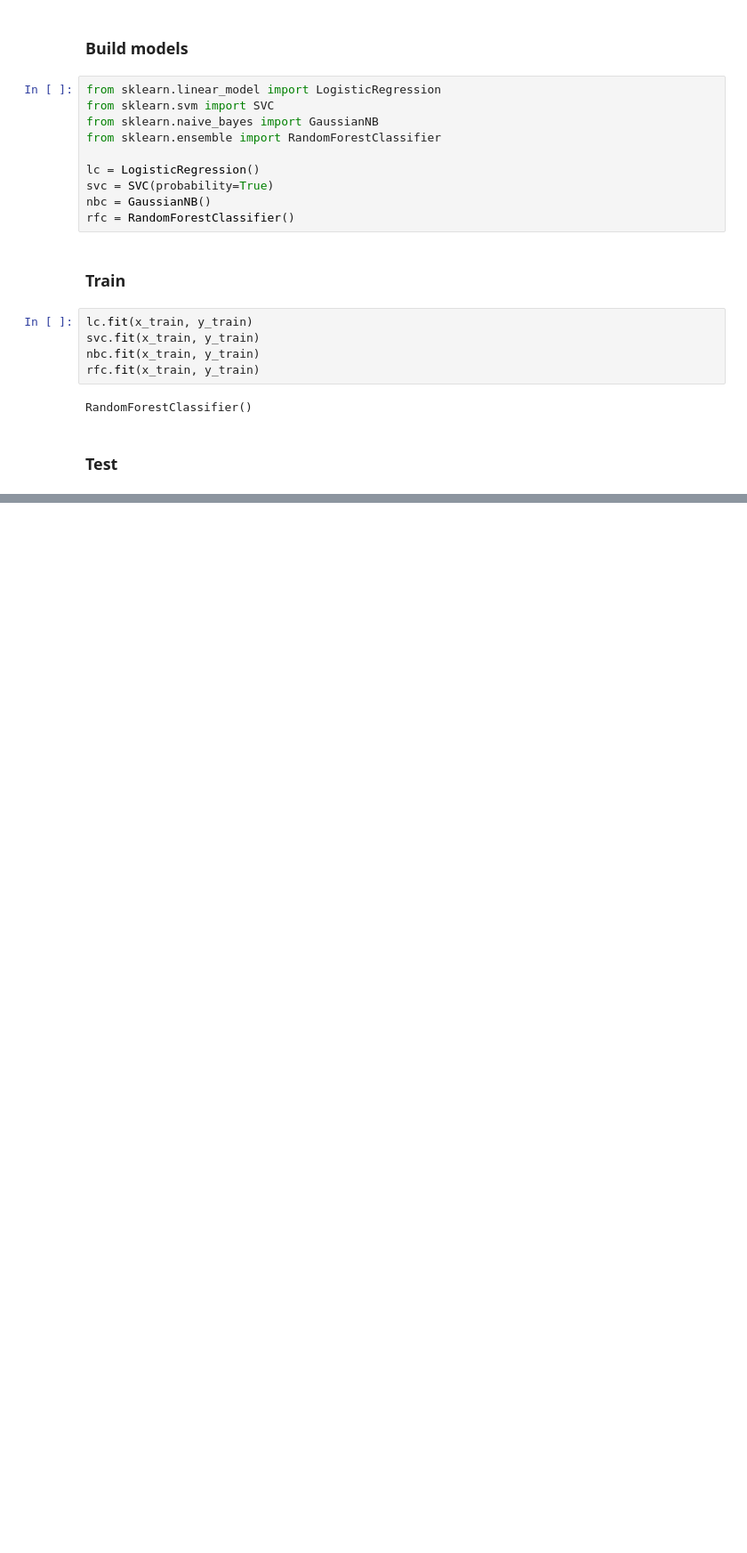
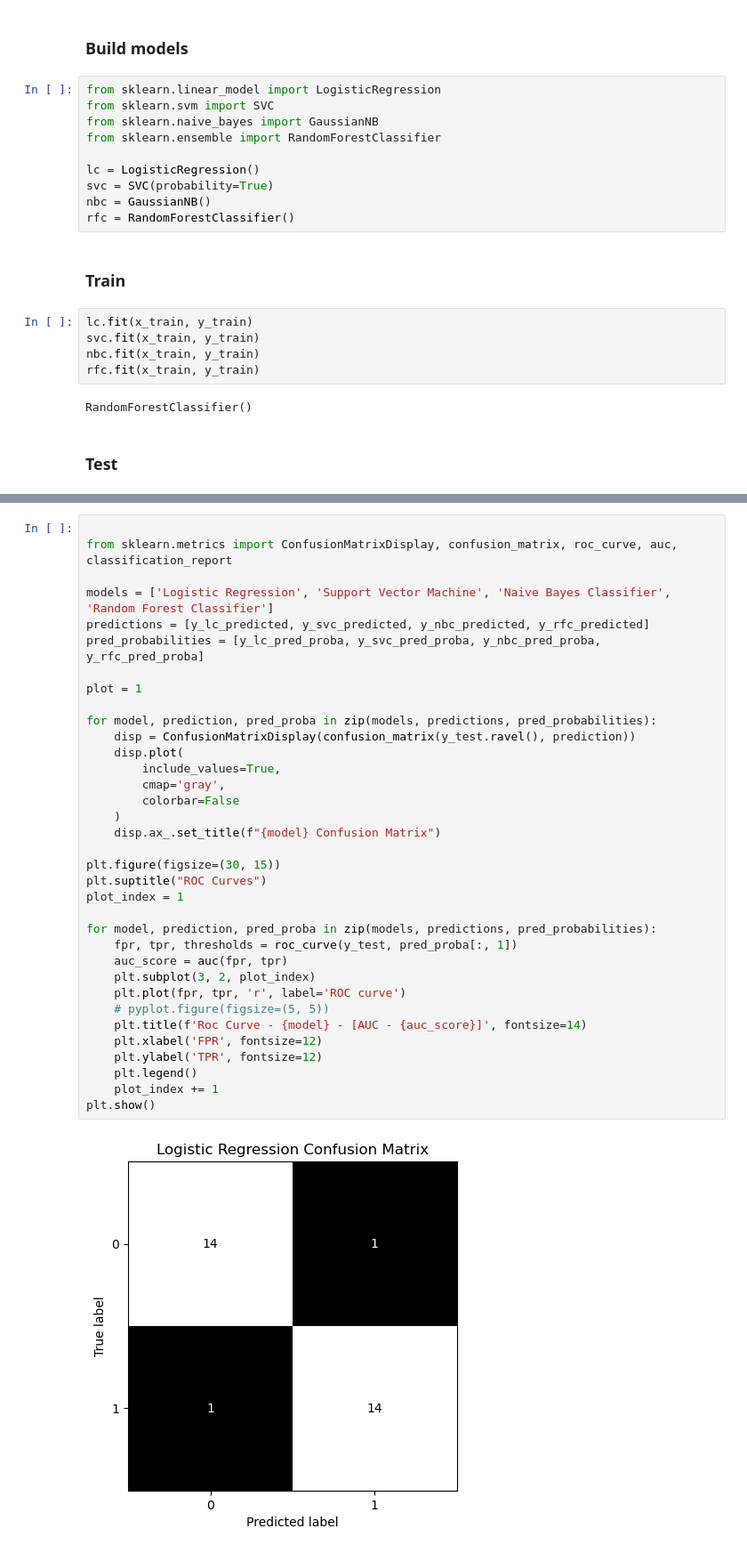
Before and after one commit to MarkoPolo53/Multimodal-ML, a Jupyter notebook: hw1/question3.ipynb, the cells around one changed output, grey strips where cells are left out. Shown at 89% size. Saved outputs shown, nothing was run; the diff lists cells and outputs as text; blank space fills up the shorter version.

Commit message:
Added metrics

```diff
--- a/hw1/question3.ipynb
+++ b/hw1/question3.ipynb
@@ -92,0 +68,37 @@ weighted avg       0.90      0.87      0.87        30
+# %%
+
+from sklearn.metrics import ConfusionMatrixDisplay, confusion_matrix, roc_curve, auc, classification_report
+
+models = ['Logistic Regression', 'Support Vector Machine', 'Naive Bayes Classifier', 'Random Forest Classifier']
+predictions = [y_lc_predicted, y_svc_predicted, y_nbc_predicted, y_rfc_predicted]
+pred_probabilities = [y_lc_pred_proba, y_svc_pred_proba, y_nbc_pred_proba, y_rfc_pred_proba]
+
+plot = 1
+
+for model, prediction, pred_proba in zip(models, predictions, pred_probabilities):
+    disp = ConfusionMatrixDisplay(confusion_matrix(y_test.ravel(), prediction))
+    disp.plot(
+        include_values=True,
+        cmap='gray',
+        colorbar=False
+    )
+    disp.ax_.set_title(f"{model} Confusion Matrix")
+
+plt.figure(figsize=(30, 15))
+plt.suptitle("ROC Curves")
+plot_index = 1
+
+for model, prediction, pred_proba in zip(models, predictions, pred_probabilities):
+    fpr, tpr, thresholds = roc_curve(y_test, pred_proba[:, 1])
+    auc_score = auc(fpr, tpr)
+    plt.subplot(3, 2, plot_index)
+    plt.plot(fpr, tpr, 'r', label='ROC curve')
+    # pyplot.figure(figsize=(5, 5))
+    plt.title(f'Roc Curve - {model} - [AUC - {auc_score}]', fontsize=14)
+    plt.xlabel('FPR', fontsize=12)
+    plt.ylabel('TPR', fontsize=12)
+    plt.legend()
+    plot_index += 1
+plt.show()
+# %% [output]
+[figure, added]
```
Also changed, not shown: parts of 2 cells of this notebook.
